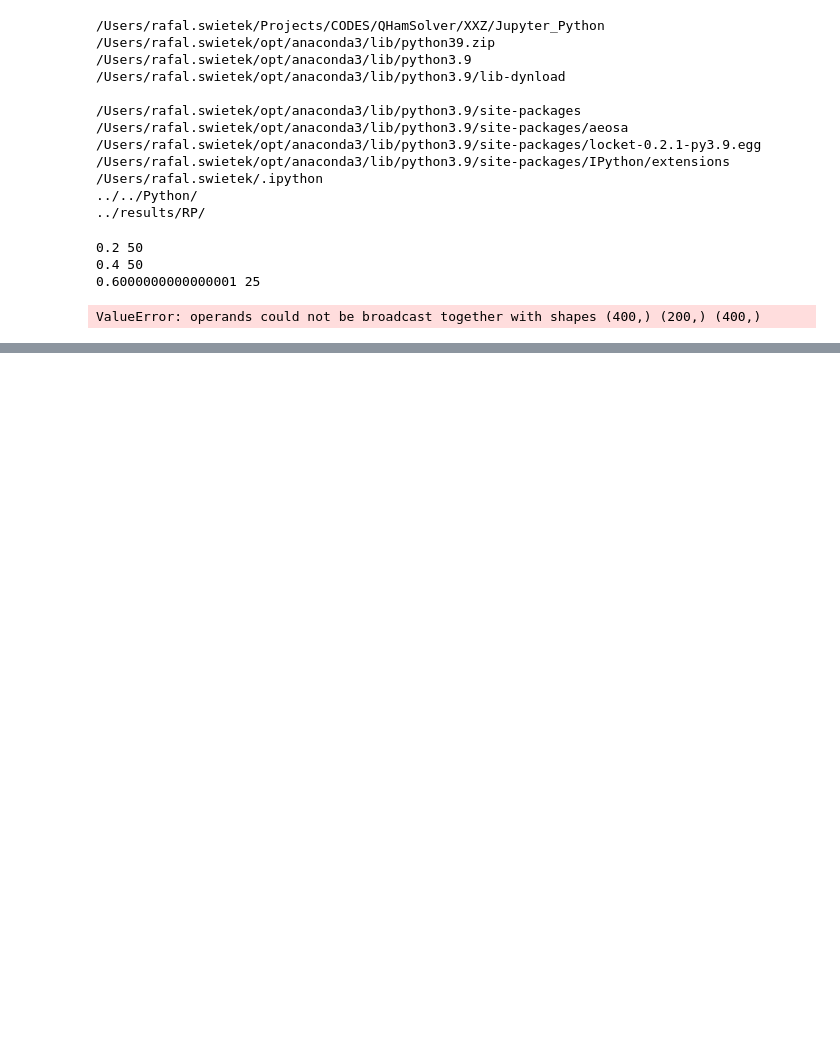
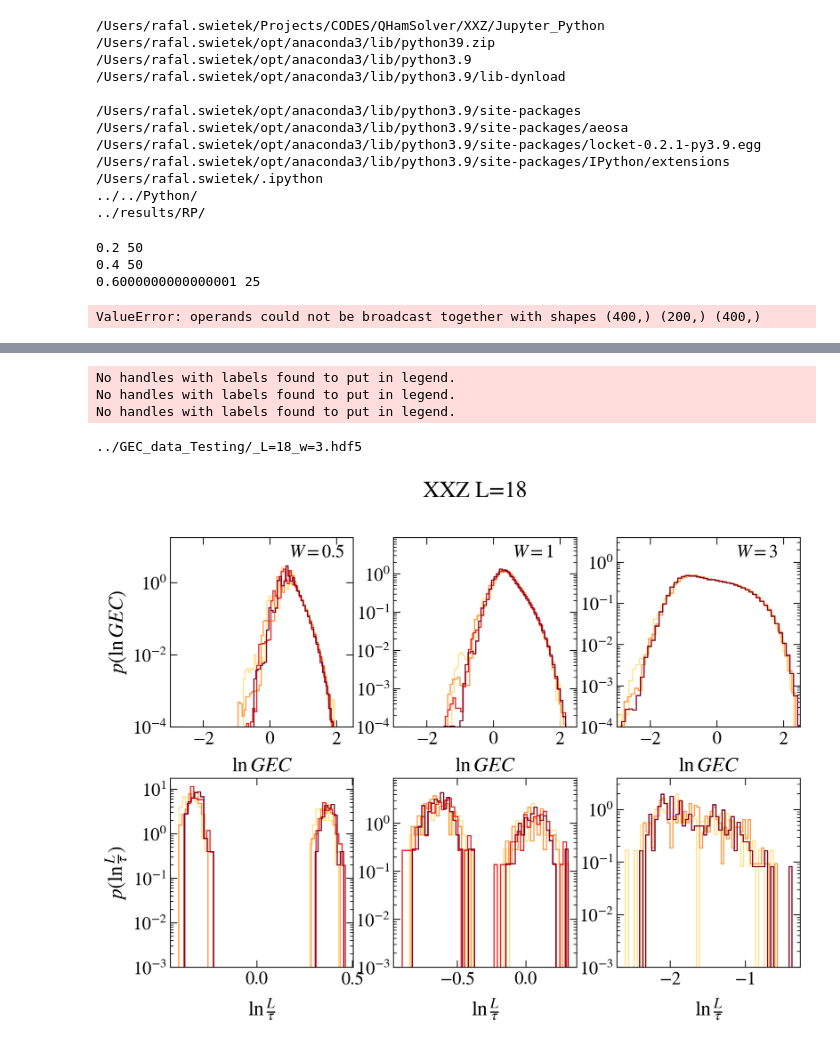
Before and after one commit to Rafal-Swietek/QHamSolver, a Jupyter notebook: XXZ/Jupyter_Python/ErgodicNonDiffusive.ipynb, the cells around one changed output, grey strips where cells are left out. Cells and saved outputs as stored; diff of their text form; code cells hidden in the pictures; blank space fills up the shorter version.

```diff
--- a/XXZ/Jupyter_Python/ErgodicNonDiffusive.ipynb
+++ b/XXZ/Jupyter_Python/ErgodicNonDiffusive.ipynb
@@ -426,0 +427,63 @@ fig.subplots_adjust(wspace = 0.02, hspace=0.02)
+# %%
+
+
+fig, axis = plt.subplots( nrows=2, ncols=3, figsize=(10,7), dpi = 200)#, sharex=True, sharey=False )
+
+sizes = np.arange(12, 19, 2)
+
+norm = matplotlib.colors.Normalize(
+        vmin=min(sizes),
+        vmax=max(sizes))
+# create a ScalarMappable and initialize a data structure
+upper = plt.get_cmap('YlOrRd', 100)(np.linspace(0.2, 1.0, 100))
+colors = np.vstack((upper))
+mymap = mcolors.LinearSegmentedColormap.from_list('my_colormap', colors)
+
+s_m = matplotlib.cm.ScalarMappable(cmap=mymap, norm=norm)
+s_m.set_array([])
+
+LOG = 1
+
+wxs = [0.5, 1, 3.0]
+for iia, wx in enumerate(wxs):
+    for L in sizes:
+        name = '../GEC_data_Testing/_L=%d_w=%g.hdf5' % (L, wx)
+        if exists(name):
+            with h5py.File(name, "r") as file:
+                GEC      = np.array(file.get('rescaled_GEC')).flatten()
+                autocorr_earlytime  = np.array(file.get('rescaled_autocorr_earlytime_Sz')).flatten()
+                autocorr_earlytime = autocorr_earlytime[np.abs(autocorr_earlytime) > 0] * L
+                if LOG:
+                    GEC = np.log(GEC)
+                    autocorr_earlytime = np.log(autocorr_earlytime)
+                # GEC_H2ii = np.log( np.array(file.get('rescaled_GEC_H2ii')).flatten() )
+                # GEC_Hii2 = np.log( np.array(file.get('rescaled_GEC_Hii2')).flatten() )
+        else:
+            print(name)
+
+        hist, edge = np.histogram(GEC, bins=50, density = True)
+        axis[0][iia].stairs(hist, edge, color=s_m.to_rgba(L))
+
+        hist, edge = np.histogram(autocorr_earlytime, bins=50, density = True)
+        axis[1][iia].stairs(hist, edge, color=s_m.to_rgba(L))
+        # hist, edge = np.histogram(GEC_H2ii, bins=200, density = True)
+        # axis[iia].stairs(hist, edge, color='red', label = r"${\rm Var}[1/\tau]$")
+        # hist, edge = np.histogram(GEC_Hii2, bins=200, density = True)
+        # axis[iia].stairs(hist, edge, color='blue', label = r"${\rm Var}[x],\ x\propto H_{ii}^2$")
+
+    fig_help.set_plot_elements(axis[0][iia], ylabel=r"$p(\ln{GEC})$" if iia==0 else "", xlabel=r"$\ln{GEC}$", font_size=16, set_legend=0, xscale='linear', yscale='log')
+    fig_help.set_plot_elements(axis[1][iia], ylabel=r"$p(\ln{\frac{L}{\tau}})$" if iia==0 else "", xlabel=r"$\ln{\frac{L}{\tau}}}$", font_size=16, set_legend=0, xscale='linear', yscale='log')
+    axis[0][iia].annotate(r"$W=%g$"%wx, fontsize=16, xy=(0.65, 0.9), xycoords='axes fraction')
+    fig_help.set_legend(axis[0][2], fontsize=12, loc='lower right')#, anchor=(1.03, 0.9))
+
+    axis[0][iia].set_xlim(-3, 2.5)
+    axis[0][iia].set_ylim(1e-4, max(hist)*2)
+    axis[1][iia].set_ylim(1e-3, max(hist)*2)
+fig.suptitle("XXZ L=%d"%L, fontsize=20)
+fig.subplots_adjust(wspace = 0.22, hspace=0.27)
+# %% [output]
+No handles with labels found to put in legend.
+No handles with labels found to put in legend.
+No handles with labels found to put in legend.
+../GEC_data_Testing/_L=18_w=3.hdf5
+[figure, added]
```
Also changed, not shown: parts of 8 cells of this notebook, 1 other file.
